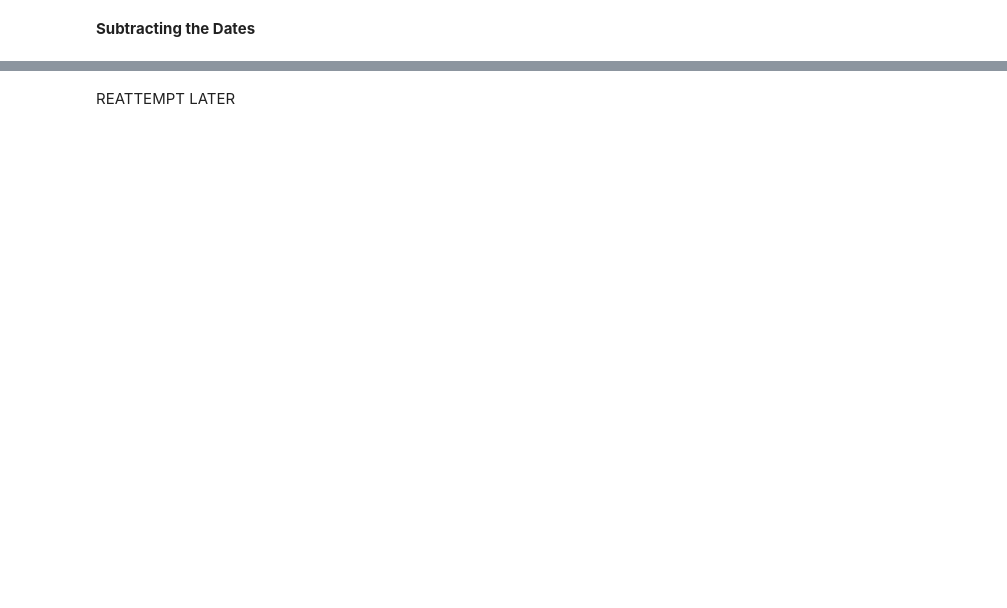
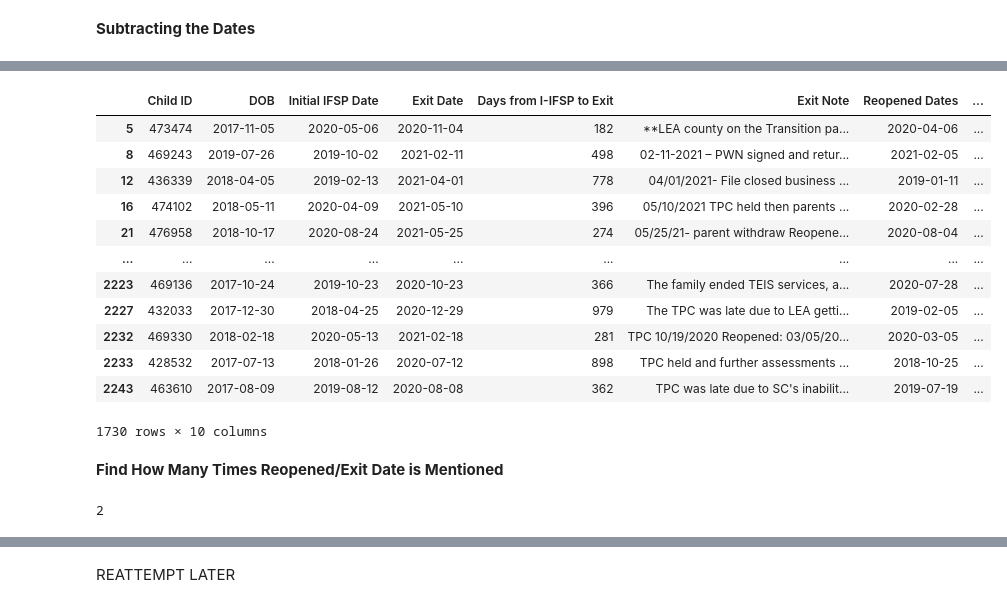
Before and after one commit to emmajordan19/ddid-rasberry-pi, a Jupyter notebook: notebook/TEIS Project.ipynb, the cells around one changed output, grey strips where cells are left out. Drawn from its saved outputs; the diff is of its cells as text; code cells hidden in the pictures; blank space fills up the shorter version.

```diff
--- a/notebook/TEIS Project.ipynb
+++ b/notebook/TEIS Project.ipynb
@@ -123,2 +371,16 @@ TEIS_reopened['Real IFSP to Exit Time (Days)'] = (TEIS_reopened['Days from I-IFS
 # %%
-TEIS_reopened = TEIS_reopened.drop(columns = 'Real IFSP to Exit Time')
+TEIS_reopened
+# %% [output]
+|  | Child ID | DOB | Initial IFSP Date | Exit Date | Days from I-IFSP to Exit | Exit Note | Reopened Dates | ... |
+| 5 | 473474 | 2017-11-05 | 2020-05-06 | 2020-11-04 | 182 | **LEA county on the Transition pa... | 2020-04-06 | ... |
+| 8 | 469243 | 2019-07-26 | 2019-10-02 | 2021-02-11 | 498 | 02-11-2021 – PWN signed and retur... | 2021-02-05 | ... |
+| 12 | 436339 | 2018-04-05 | 2019-02-13 | 2021-04-01 | 778 | 04/01/2021- File closed business ... | 2019-01-11 | ... |
+| 16 | 474102 | 2018-05-11 | 2020-04-09 | 2021-05-10 | 396 | 05/10/2021 TPC held then parents ... | 2020-02-28 | ... |
+| 21 | 476958 | 2018-10-17 | 2020-08-24 | 2021-05-25 | 274 | 05/25/21- parent withdraw Reopene... | 2020-08-04 | ... |
+| ... | ... | ... | ... | ... | ... | ... | ... | ... |
+| 2223 | 469136 | 2017-10-24 | 2019-10-23 | 2020-10-23 | 366 | The family ended TEIS services, a... | 2020-07-28 | ... |
+| 2227 | 432033 | 2017-12-30 | 2018-04-25 | 2020-12-29 | 979 | The TPC was late due to LEA getti... | 2019-02-05 | ... |
+| 2232 | 469330 | 2018-02-18 | 2020-05-13 | 2021-02-18 | 281 | TPC 10/19/2020 Reopened: 03/05/20... | 2020-03-05 | ... |
+| 2233 | 428532 | 2017-07-13 | 2018-01-26 | 2020-07-12 | 898 | TPC held and further assessments ... | 2018-10-25 | ... |
+| 2243 | 463610 | 2017-08-09 | 2019-08-12 | 2020-08-08 | 362 | TPC was late due to SC's inabilit... | 2019-07-19 | ... |
+1730 rows × 10 columns
@@ -126,0 +387,6 @@ TEIS_reopened
+# %% [markdown]
+**Find How Many Times Reopened/Exit Date is Mentioned**
+# %%
+len(re.findall(r'Reopened: \d{2}/\d{2}/\d{4}', y))
+# %% [output]
+2
```
Also changed, not shown: parts of 53 cells of this notebook.
